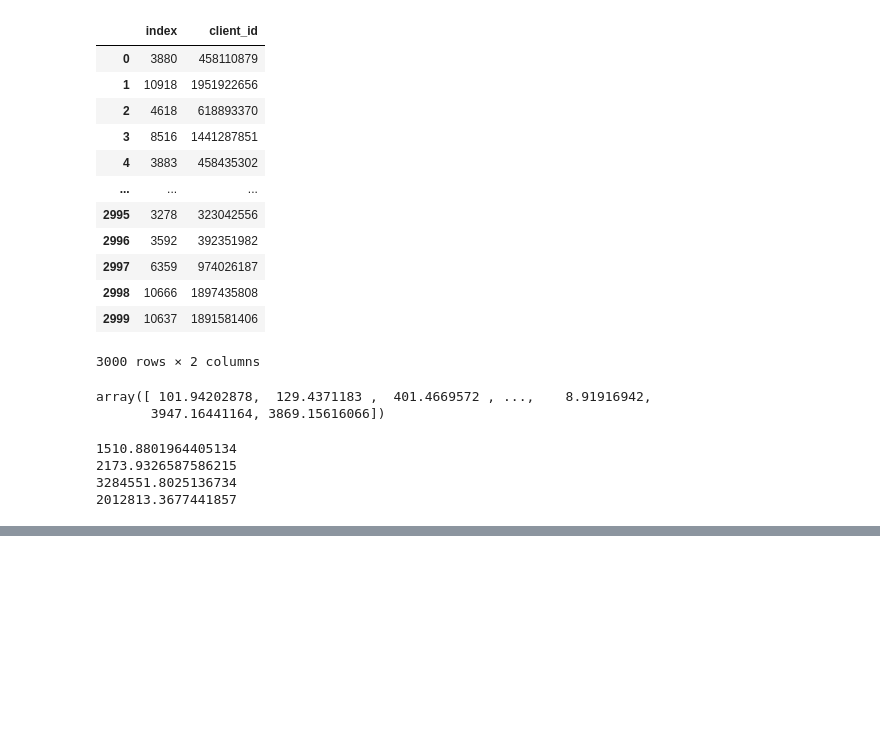
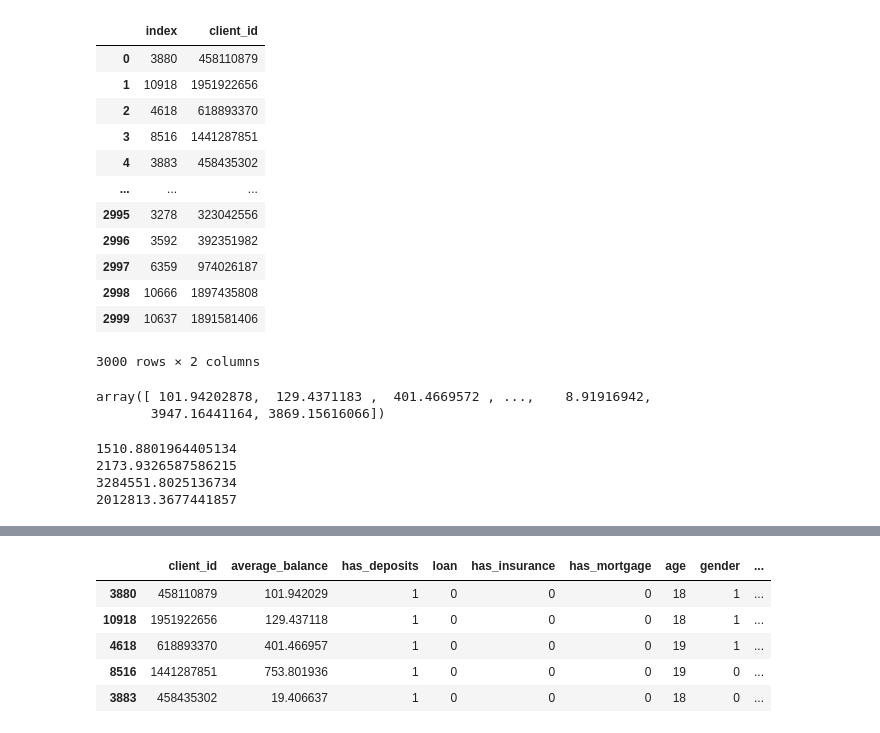
Before and after one commit to braverun/cb_case_study, a Jupyter notebook: cb_case_study.ipynb, the cells around one changed output, grey strips where cells are left out. Saved outputs shown, nothing was run; the diff lists cells and outputs as text; code cells hidden in the pictures; blank space fills up the shorter version.

```diff
--- a/cb_case_study.ipynb
+++ b/cb_case_study.ipynb
@@ -735,0 +748,9 @@ print(ERevenue)
+# %%
+threek_customers.head()
+# %% [output]
+|  | client_id | average_balance | has_deposits | loan | has_insurance | has_mortgage | age | gender | ... |
+| 3880 | 458110879 | 101.942029 | 1 | 0 | 0 | 0 | 18 | 1 | ... |
+| 10918 | 1951922656 | 129.437118 | 1 | 0 | 0 | 0 | 18 | 1 | ... |
+| 4618 | 618893370 | 401.466957 | 1 | 0 | 0 | 0 | 19 | 1 | ... |
+| 8516 | 1441287851 | 753.801936 | 1 | 0 | 0 | 0 | 19 | 0 | ... |
+| 3883 | 458435302 | 19.406637 | 1 | 0 | 0 | 0 | 18 | 0 | ... |
```
Also changed, not shown: parts of 8 cells of this notebook, 1 other file.
